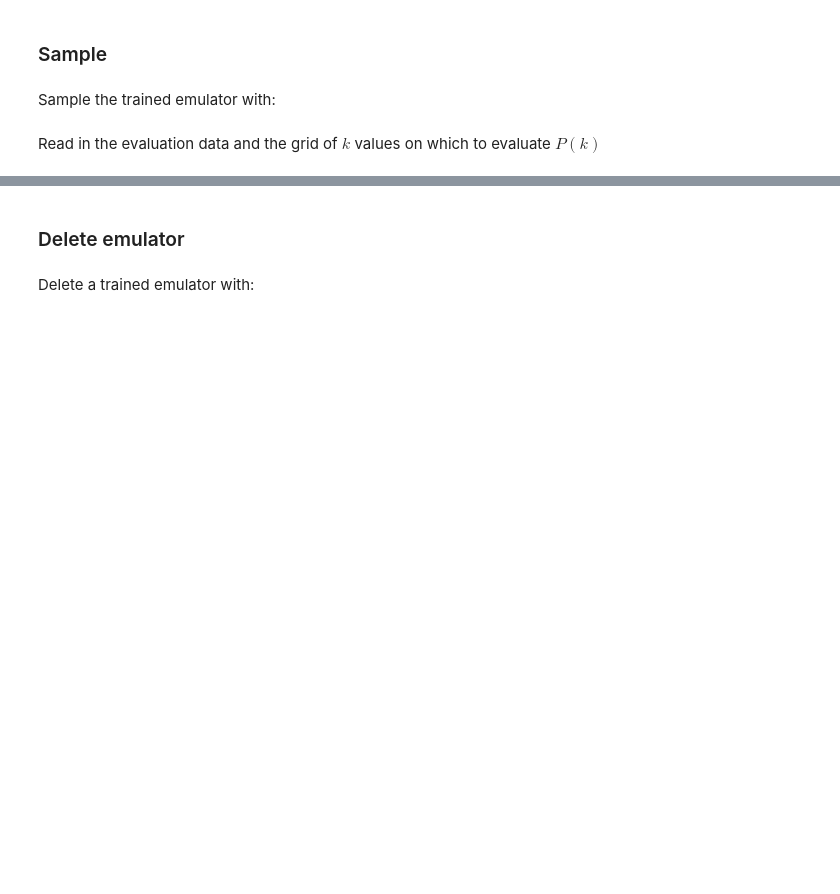
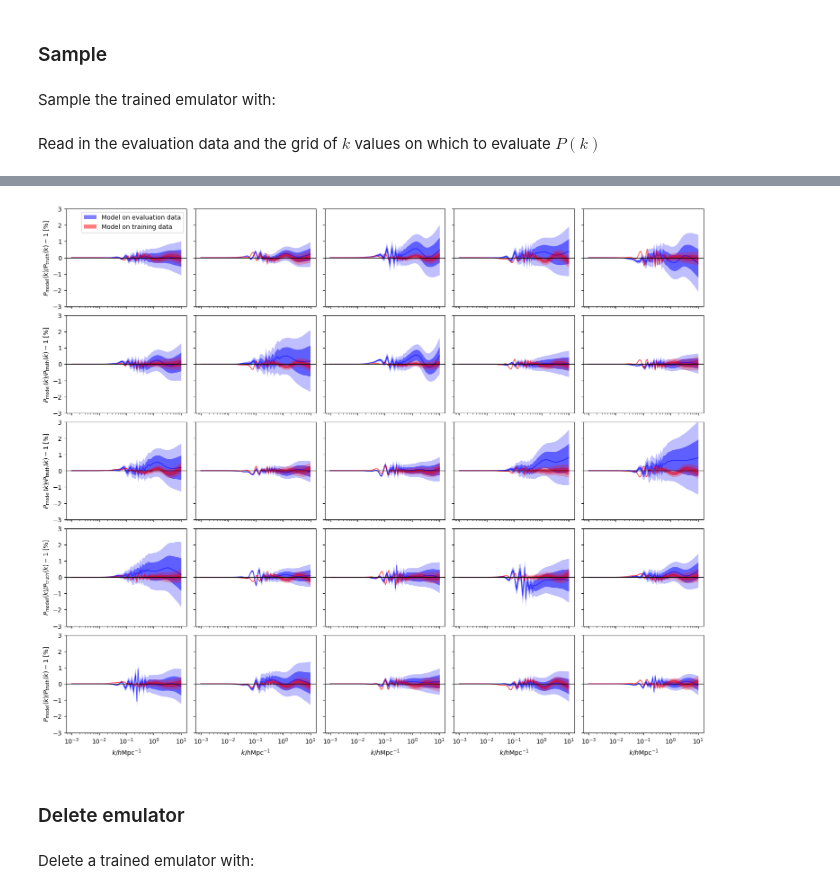
Before and after one commit to digiLab-ai/CosmologicalStructure, a Jupyter notebook: demo.ipynb, the cells around one changed output, grey strips where cells are left out. Saved outputs shown, nothing was run; the diff lists cells and outputs as text; code cells hidden in the pictures; blank space fills up the shorter version.

```diff
--- a/demo.ipynb
+++ b/demo.ipynb
@@ -194,11 +282,12 @@ nsig = [1, 2]
 alpha_data = 0.5
 alpha_model = 0.5
 color_model = "blue"
-plot_train = False
+plot_train = True
 alpha_train = 0.5
 color_train = "red"
-dr = 10.
+dr = 3.
 plot_band = True
+plot_mean = True
 ncos = 25
 nrow = 5
 
@@ -222,36 +311,40 @@ for i in range(ncos):
         train, train_mean = np.exp(train), np.exp(train_mean)
     if plot_band:
         for sig in nsig:
             if POWER_LOG:
                 ymin, ymax = np.exp(-sig*eval_err), np.exp(sig*eval_err)
                 ymin, ymax = 100.*((eval_mean*ymin)/eval-1.), 100.*((eval_mean*ymax)/eval-1.)
             else:
                 ymin, ymax = -sig*eval_err, sig*eval_err
                 ymin, ymax = 100.*((eval_mean+ymin)/eval-1.), 100.*((eval_mean+ymax)/eval-1.)
             label = "Model on evaluation data" if sig==nsig[0] else None
             plt.fill_between(grid, ymin, ymax, color=color_model, lw=0, alpha=alpha_model/sig, label=label)
             if plot_train:
                 if POWER_LOG:
                     ymin, ymax = np.exp(-sig*train_err), np.exp(sig*train_err)
                     ymin, ymax = 100.*((train_mean*ymin)/train-1.), 100.*((train_mean*ymax)/train-1.)
                 else:
                     ymin, ymax = -sig*train_err, sig*train_err
                     ymin, ymax = 100.*((train_mean+ymin)/train-1.), 100.*((train_mean+ymax)/train-1.)
                 label = "Model on training data" if sig==nsig[0] else None
                 plt.fill_between(grid, ymin, ymax, color=color_train, lw=0, alpha=alpha_train/sig, label=label)
-    else:
+    if plot_mean:
+        label = "Model on evaluation data" if not plot_band else None
         y = 100.*(eval_mean/eval-1.)
-        plt.plot(grid, y, color=color_model, alpha=alpha_model)
+        plt.plot(grid, y, color=color_model, alpha=alpha_model, label=label)
         if plot_train:
+            label = "Model on training data" if not plot_band else None
             y = 100.*(train_mean/train-1.)
-            plt.plot(grid, y, color=color_train, alpha=alpha_train)
+            plt.plot(grid, y, color=color_train, alpha=alpha_train, label=label)
     if i//ncol==nrow-1: plt.xlabel(r"$k/h\mathrm{Mpc}^{-1}$")
     plt.xscale("log")
     if i%ncol==0: plt.ylabel(r"$P_\mathrm{model}(k)/P_\mathrm{truth}(k)-1$ [%]")
     plt.ylim((-dr, dr))
     if i==0: plt.legend()
 plt.tight_layout()
 plt.show()
+# %% [output]
+[figure, added]
 # %% [markdown]
 ### Delete emulator
 # %% [markdown]
```
Also changed, not shown: parts of 15 cells of this notebook.
